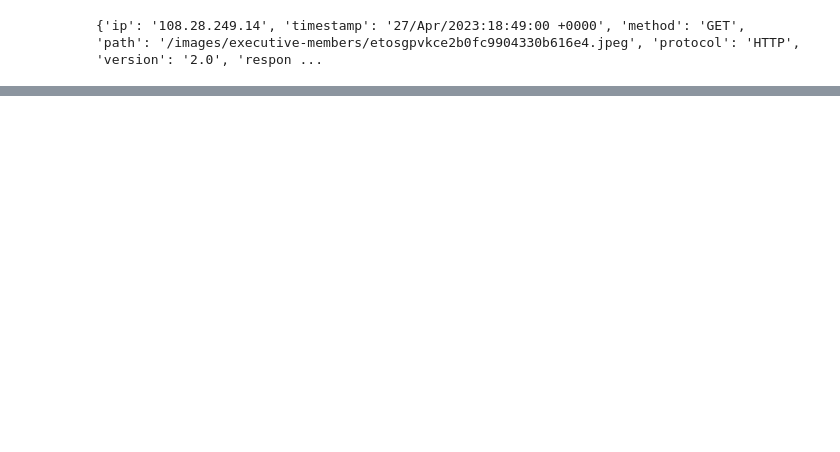
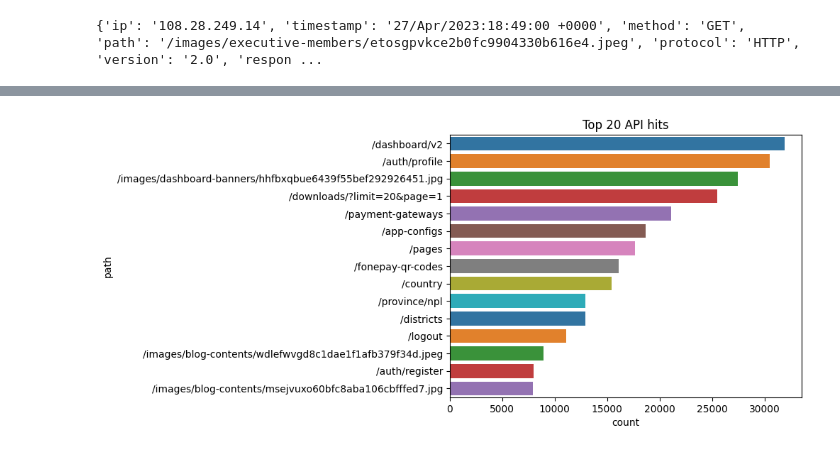
Before and after one commit to aashutoshkhadgi/webserver-log-analyzer, a Jupyter notebook: log-analyzer.py.ipynb, the cells around one changed output, grey strips where cells are left out. Saved outputs shown, nothing was run; the diff lists cells and outputs as text; code cells hidden in the pictures; blank space fills up the shorter version.

```diff
--- a/log-analyzer.py.ipynb
+++ b/log-analyzer.py.ipynb
@@ -104,0 +100,13 @@ plt.hist(df['method'])
+# %%
+import matplotlib.pyplot as plt
+
+top_20_paths = df.path.value_counts().head(15)
+top_20_paths
+filtered_df = df[df['path'].isin(top_20_paths.index)]
+category_counts = filtered_df['path'].value_counts()
+sorted_categories = category_counts.index
+
+
+sns.countplot(y="path",palette="tab10", data=df[df.path.isin(top_20_paths.index)], order =sorted_categories ).set_title('Top 20 API hits');
+# %% [output]
+[figure, added]
```
Also changed, not shown: parts of 12 cells of this notebook, 5 other files.
